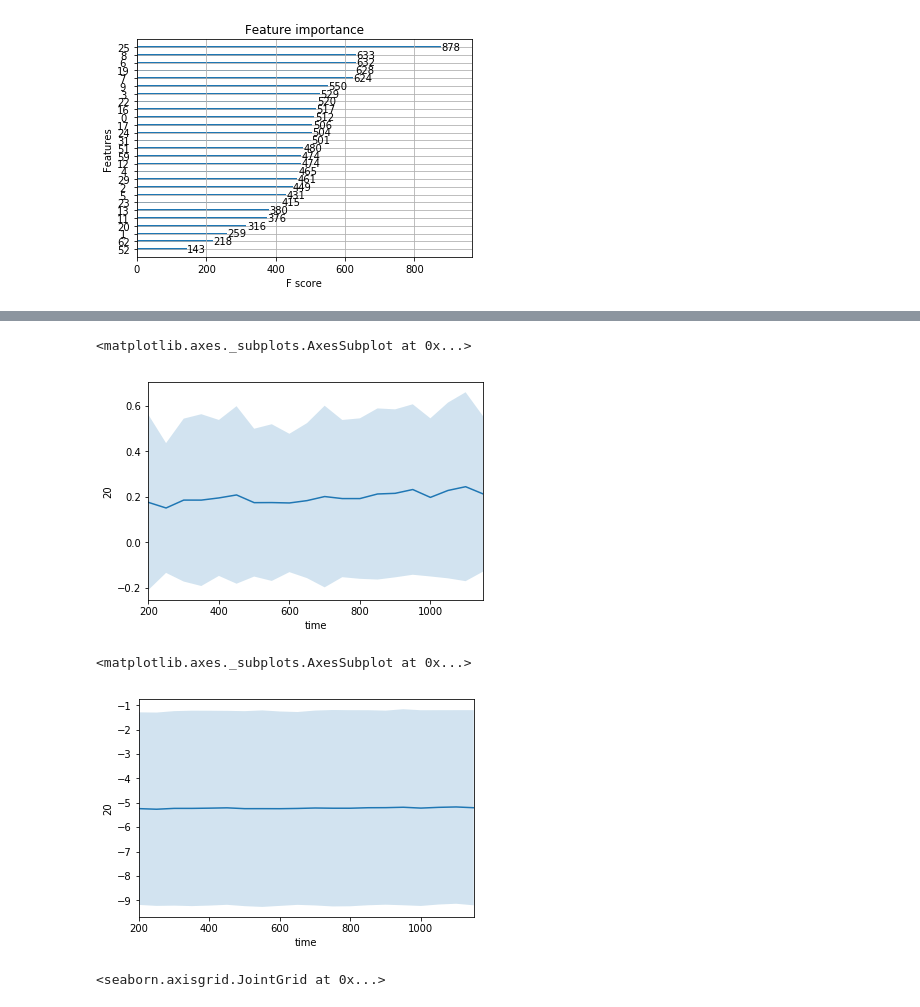
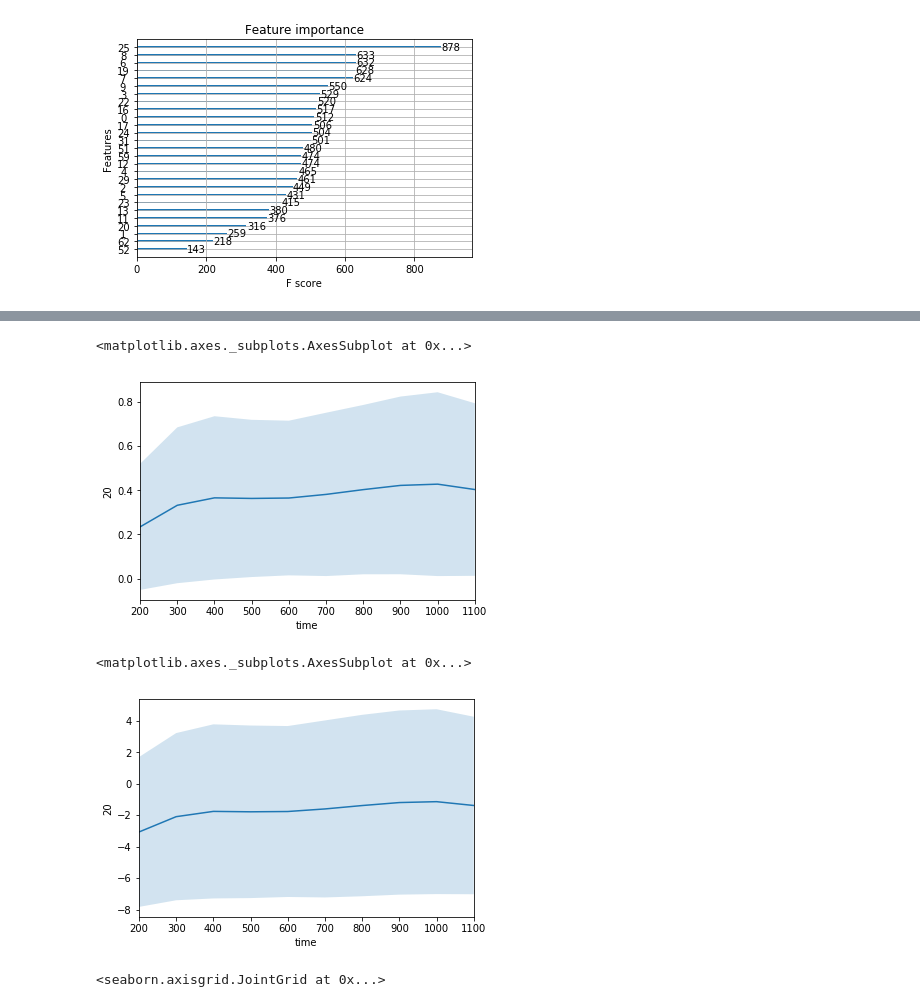
Before and after one commit to EstevaoUyra/spikelearn, a Jupyter notebook: notebooks/exploration/XGBoost.ipynb, the cells around one changed output, grey strips where cells are left out. Saved outputs shown, nothing was run; the diff lists cells and outputs as text; code cells hidden in the pictures.

```diff
--- a/notebooks/exploration/XGBoost.ipynb
+++ b/notebooks/exploration/XGBoost.ipynb
@@ -42,5 +72,10 @@ import matplotlib.pyplot as plt
+# %%
+data = io.load('DRRD 8', 'medium_smoothed')
+data = to_feature_array(select(data, is_selected=True, is_tired=False, _min_duration=1.5))
 # %%
-m=data.reset_index().melt(id_vars=['trial','time'])
+m=remove_baseline(data*100, io.load('DRRD 7', 'baseline'), .5).reset_index().melt(id_vars=['trial','time'])
+# %%
+data=remove_baseline(data*10, io.load('DRRD 7', 'baseline'), .5)
 # %%
 sns.tsplot(time='time', unit='trial', value='value', data=m, condition='unit')
 # %% [output]
@@ -58,12 +88,12 @@ sns.tsplot(time='time', condition='trial', unit='unit', value=20,data=k)
 sns.tsplot(time='time', unit='trial', value=20, data=data[20].reset_index(), ci='sd')
 # %% [output]
 <matplotlib.axes._subplots.AxesSubplot at 0x...>
-[figure, old version]
+[figure, new version]
 # %%
-sns.tsplot(time='time', unit='trial', value=20, data=remove_baseline(data, io.load('DRRD 8', 'baseline'), .5)[20].reset_index(), ci='sd')
+sns.tsplot(time='time', unit='trial', value=20, data=remove_baseline(data*10, io.load('DRRD 8', 'baseline'), .5)[20].reset_index(), ci='sd')
 # %% [output]
 <matplotlib.axes._subplots.AxesSubplot at 0x...>
-[figure, old version]
+[figure, new version]
 # %%
 bl = (io.load('DRRD 8', 'baseline').applymap(len)/.5).stack('unit')
 bl.name='baseline'
```
Also changed, not shown: parts of 10 cells of this notebook, 4 other files.
